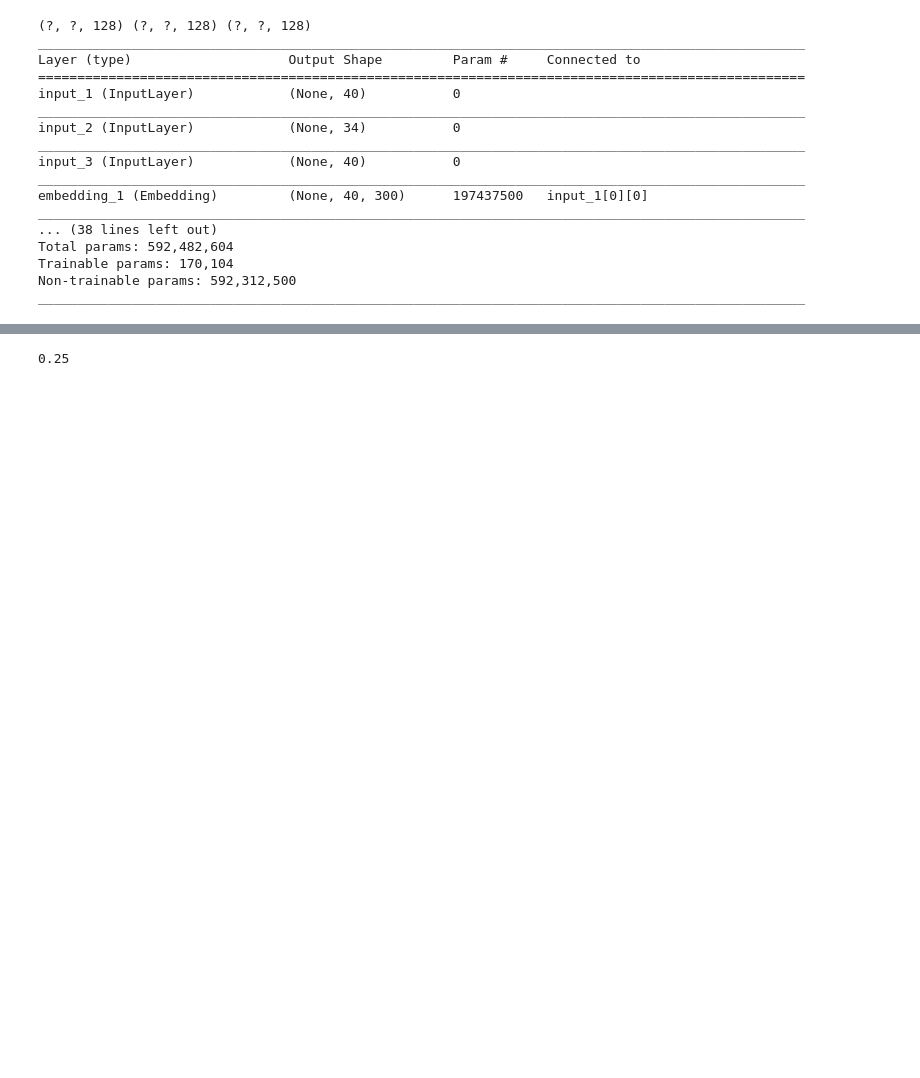
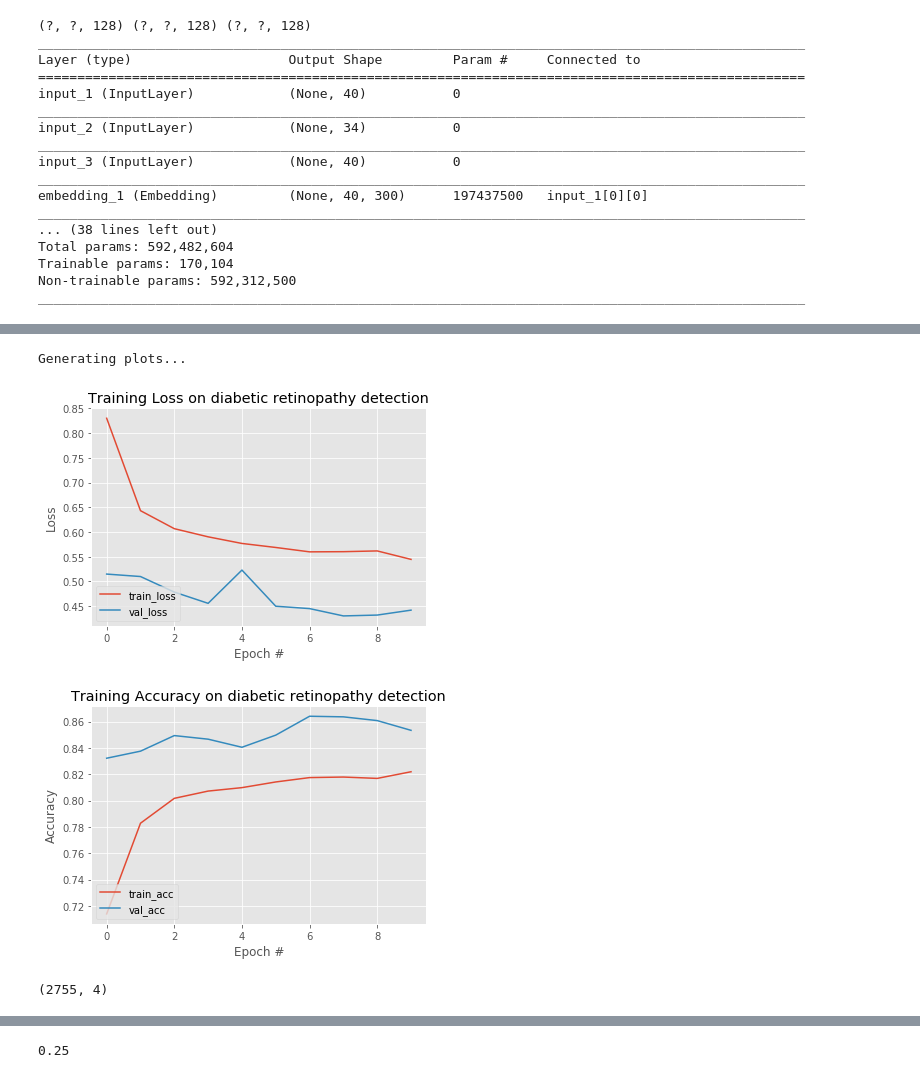
Before and after one commit to Arthur-Na/taln-semeval, a Jupyter notebook: src/task4.ipynb, the cells around one changed output, grey strips where cells are left out. Saved outputs shown, nothing was run; the diff lists cells and outputs as text; code cells hidden in the pictures; blank space fills up the shorter version.

```diff
--- a/src/task4.ipynb
+++ b/src/task4.ipynb
@@ -531,0 +646,16 @@ Generating plots...
+# %%
+checkpointer = ModelCheckpoint(filepath='/mnt/dd/modelv4.{epoch:02d}-{val_loss:.2f}.hdf5',
+                               monitor='val.macro_recall', mode="max",
+                               verbose=1, save_best_only=False)
+#_callbacks.append(checkpointer)
+
+#_datasets = {}
+#_datasets["1-train"] = (X_train, y_train)
+#_datasets["2-val"] = (X_test, y_test)
+#metrics_callback = MetricsCallback(datasets=_datasets, metrics=metrics)
+
+
+_callbacks = [metrics_callback, checkpointer]
+nb_epoch = 10
+H = model.fit(X_train, y_train, epochs=nb_epoch, batch_size=50, validation_data=(X_test, y_test),
+              callbacks=_callbacks);
@@ -532,3 +681,9 @@ Generating plots...
+# %%
+generate_plot(H, nb_epoch)
+# %% [output]
+Generating plots...
+[figure, added]
+[figure, added]
 # %%
 loaded_model = None
 with CustomObjectScope({'Attention': Attention, 'AttentionWithContext': AttentionWithContext}):
@@ -539,6 +694,9 @@ with CustomObjectScope({'Attention': Attention, 'AttentionWithContext': Attentio
 #loaded_model.set_weights(weights)
 # %%
 res = loaded_model.predict(Xtest)
+res.shape
+# %% [output]
+(2755, 4)
 # %%
 from keras.utils import np_utils
 
```
Also changed, not shown: parts of 14 cells of this notebook.
